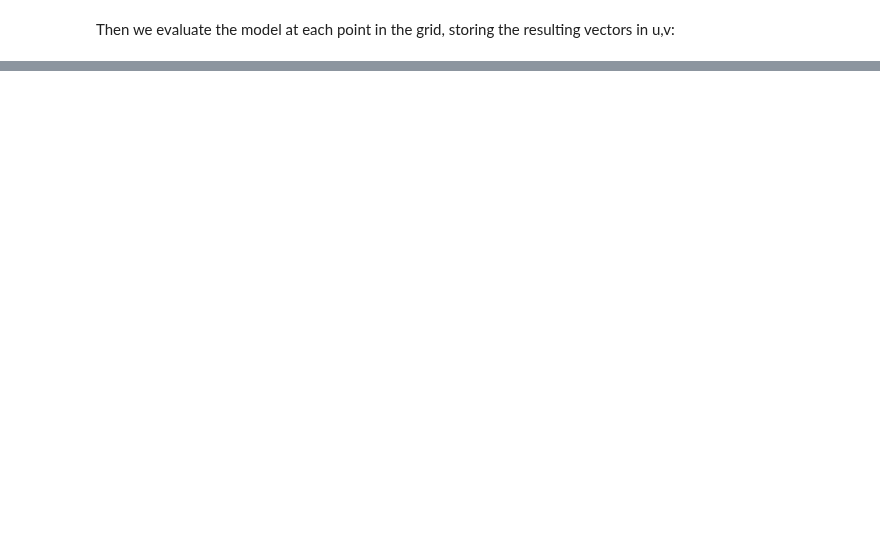
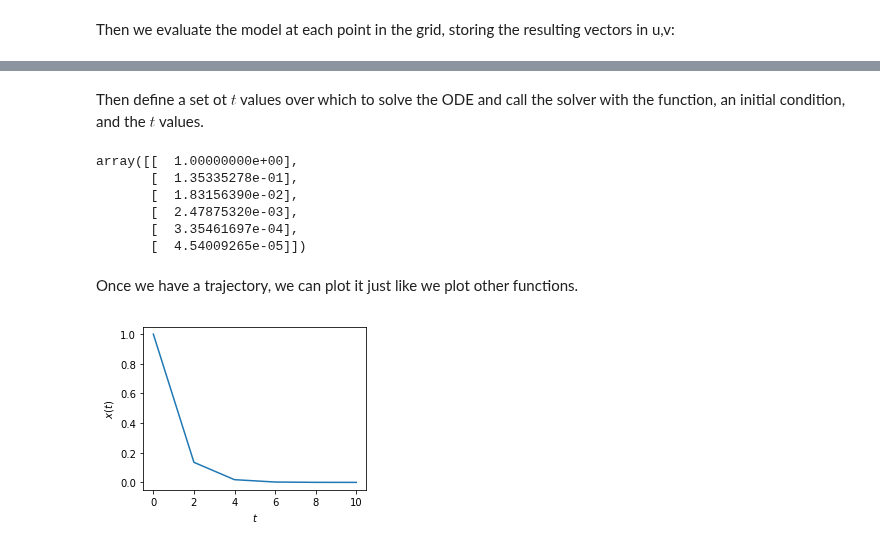
Before and after one commit to klavins/ECE447, a Jupyter notebook: lectures/dynamic_systems.ipynb, the cells around one changed output, grey strips where cells are left out. Cells and saved outputs as stored; diff of their text form; code cells hidden in the pictures; blank space fills up the shorter version.

```diff
--- a/lectures/dynamic_systems.ipynb
+++ b/lectures/dynamic_systems.ipynb
@@ -163,0 +211,25 @@ plt.ylim([-2.5, 2.5])
+# %%
+def f(x,t):
+    return -x
+# %% [markdown]
+Then define a set ot $t$ values over which to solve the ODE and call the solver with the function, an initial condition, and the $t$ values.
+# %%
+t = np.linspace(0., 10, 6)
+x = spi.odeint(f,1,t);
+x
+# %% [output]
+array([[  1.00000000e+00],
+       [  1.35335278e-01],
+       [  1.83156390e-02],
+       [  2.47875320e-03],
+       [  3.35461697e-04],
+       [  4.54009265e-05]])
+# %% [markdown]
+Once we have a trajectory, we can plot it just like we plot other functions.
+# %%
+plt.rcParams['figure.figsize'] = [4,3]
+plt.plot(t,x);
+plt.xlabel('$t$');
+plt.ylabel('$x(t)$');
+# %% [output]
+[figure, added]
```
Also changed, not shown: parts of 34 cells of this notebook.
